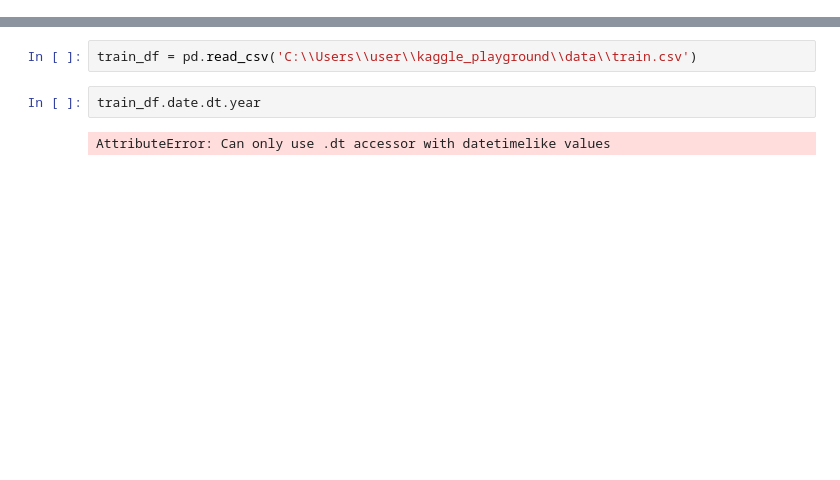
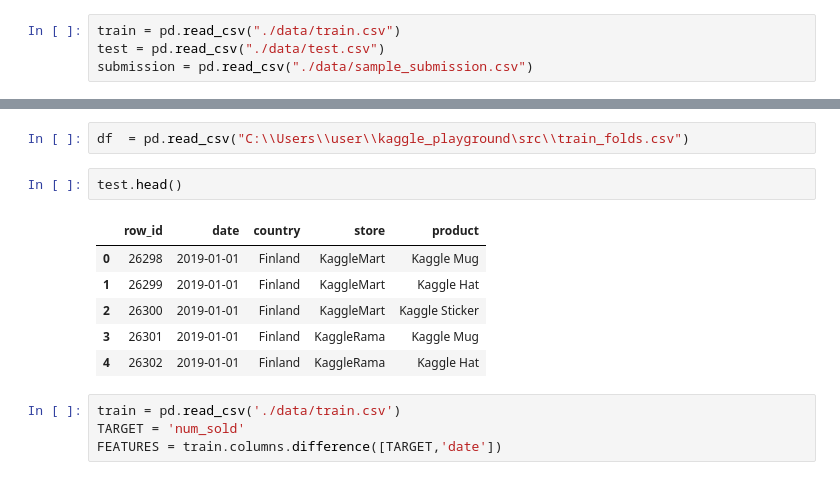
Before and after one commit to abisheksrivastav/kaggle_playground, a Jupyter notebook: playground2.ipynb, the cells around one changed output, grey strips where cells are left out. Cells and saved outputs as stored; diff of their text form; blank space fills up the shorter version.

```diff
--- a/playground2.ipynb
+++ b/playground2.ipynb
@@ -14,0 +40,4 @@ from sklearn.linear_model import LinearRegression, HuberRegressor, Ridge, Lasso
+# %%
+train = pd.read_csv("./data/train.csv")
+test = pd.read_csv("./data/test.csv")
+submission = pd.read_csv("./data/sample_submission.csv")
@@ -15,6 +54,15 @@ from sklearn.linear_model import LinearRegression, HuberRegressor, Ridge, Lasso
 # %%
-train_df = pd.read_csv('C:\\Users\\user\\kaggle_playground\\data\\train.csv')
+df  = pd.read_csv("C:\\Users\\user\\kaggle_playground\src\\train_folds.csv")
-# %%
-train_df.date.dt.year
-# %% [output]
-AttributeError: Can only use .dt accessor with datetimelike values
+# %%
+test.head()
+# %% [output]
+|  | row_id | date | country | store | product |
+| 0 | 26298 | 2019-01-01 | Finland | KaggleMart | Kaggle Mug |
+| 1 | 26299 | 2019-01-01 | Finland | KaggleMart | Kaggle Hat |
+| 2 | 26300 | 2019-01-01 | Finland | KaggleMart | Kaggle Sticker |
+| 3 | 26301 | 2019-01-01 | Finland | KaggleRama | Kaggle Mug |
+| 4 | 26302 | 2019-01-01 | Finland | KaggleRama | Kaggle Hat |
+# %%
+train = pd.read_csv('./data/train.csv')
+TARGET = 'num_sold'
+FEATURES = train.columns.difference([TARGET,'date'])
```
Also changed, not shown: parts of 12 cells of this notebook, 11 other files.
